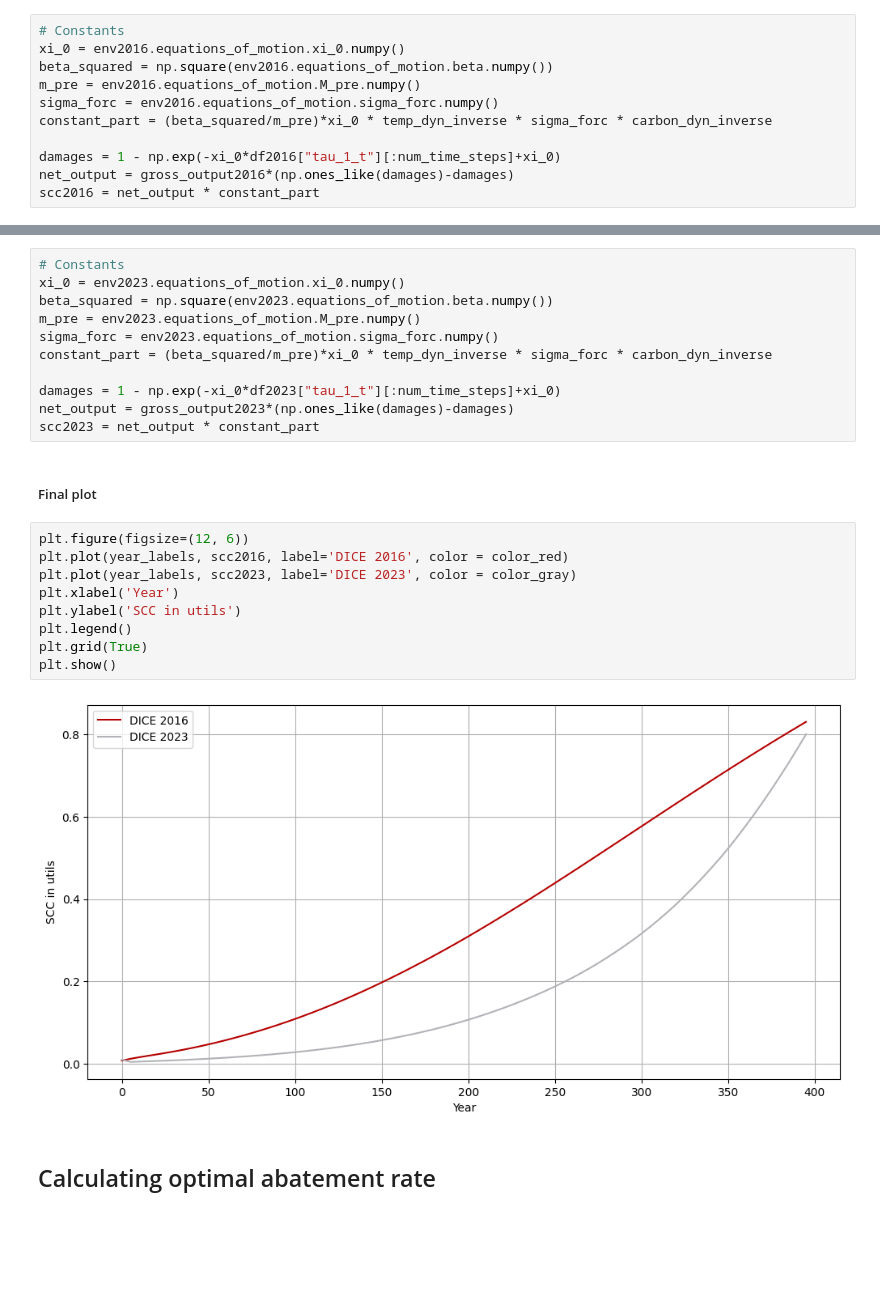
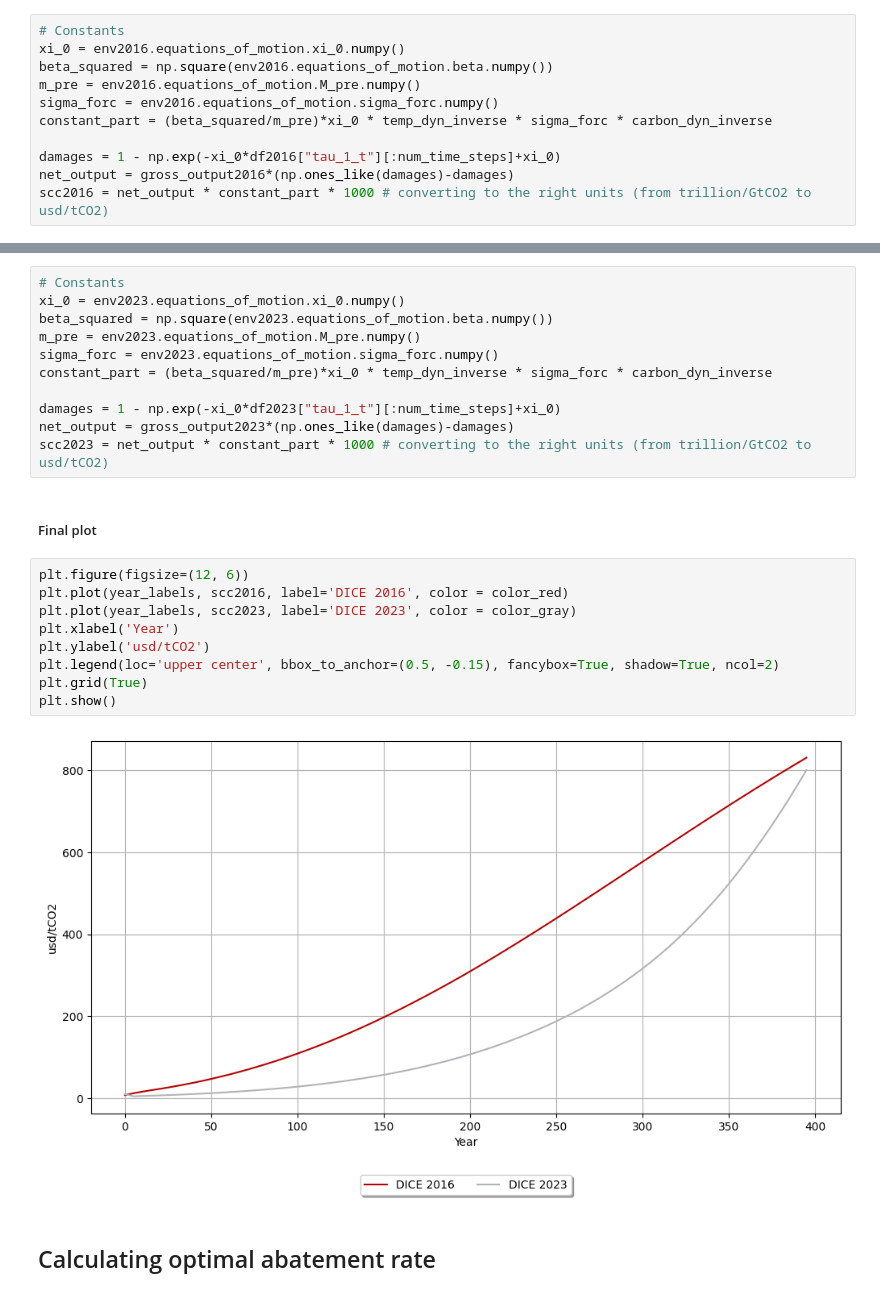
Before and after one commit to hermanvest/DNN-for-ACE, a Jupyter notebook: plotting/thesis_results.ipynb, the cells around one changed output, grey strips where cells are left out. Saved outputs shown, nothing was run; the diff lists cells and outputs as text; blank space fills up the shorter version.

```diff
--- a/plotting/thesis_results.ipynb
+++ b/plotting/thesis_results.ipynb
@@ -290,7 +286,7 @@ constant_part = (beta_squared/m_pre)*xi_0 * temp_dyn_inverse * sigma_forc * carb
 
 damages = 1 - np.exp(-xi_0*df2016["tau_1_t"][:num_time_steps]+xi_0)
 net_output = gross_output2016*(np.ones_like(damages)-damages)
-scc2016 = net_output * constant_part
+scc2016 = net_output * constant_part * 1000 # converting to the right units (from trillion/GtCO2 to usd/tCO2)
 # %% [markdown]
 ##### 2023 Calculations
 # %%
@@ -328,20 +324,20 @@ constant_part = (beta_squared/m_pre)*xi_0 * temp_dyn_inverse * sigma_forc * carb
 
 damages = 1 - np.exp(-xi_0*df2023["tau_1_t"][:num_time_steps]+xi_0)
 net_output = gross_output2023*(np.ones_like(damages)-damages)
-scc2023 = net_output * constant_part
+scc2023 = net_output * constant_part * 1000 # converting to the right units (from trillion/GtCO2 to usd/tCO2)
 # %% [markdown]
 ##### Final plot
 # %%
 plt.figure(figsize=(12, 6))
 plt.plot(year_labels, scc2016, label='DICE 2016', color = color_red)
 plt.plot(year_labels, scc2023, label='DICE 2023', color = color_gray)
 plt.xlabel('Year')
-plt.ylabel('SCC in utils')
-plt.legend()
+plt.ylabel('usd/tCO2')
+plt.legend(loc='upper center', bbox_to_anchor=(0.5, -0.15), fancybox=True, shadow=True, ncol=2)
 plt.grid(True)
 plt.show()
 # %% [output]
-[figure, old version]
+[figure, new version]
 # %% [markdown]
 ## Calculating optimal abatement rate
 # %%
```
Also changed, not shown: parts of 9 cells of this notebook, 4 other files.
